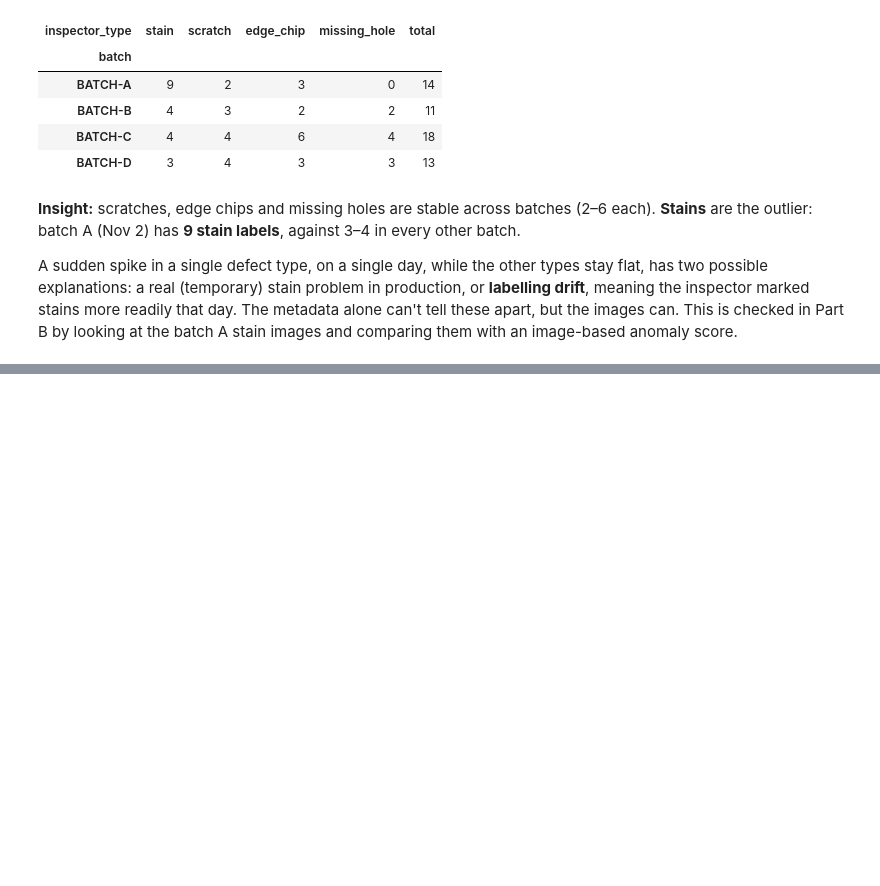
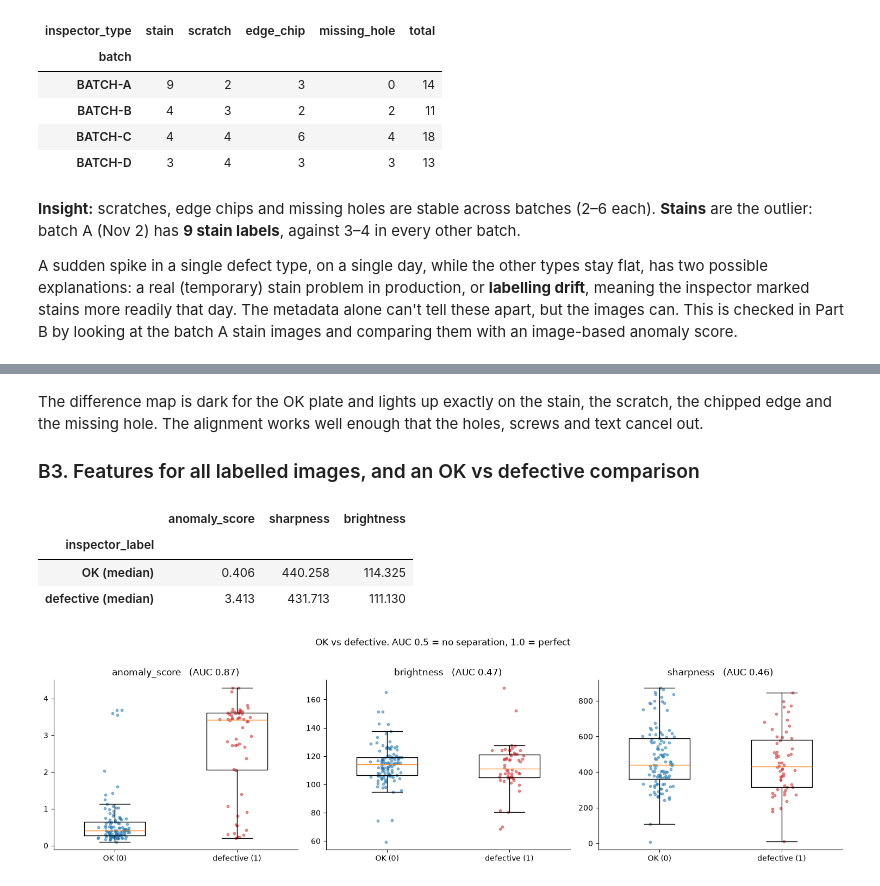
Before and after one commit to yuvalmar16/abra-junior-data-analyst, a Jupyter notebook: solution.ipynb, the cells around one changed output, grey strips where cells are left out. Cells and saved outputs as stored; diff of their text form; code cells hidden in the pictures; blank space fills up the shorter version.

```diff
--- a/solution.ipynb
+++ b/solution.ipynb
@@ -190,0 +309,31 @@ and comparing them with an image-based anomaly score.
+# %% [markdown]
+The difference map is dark for the OK plate and lights up exactly on the stain, the scratch, the chipped edge and the missing hole.
+The alignment works well enough that the holes, screws and text cancel out.
+
+### B3. Features for all labelled images, and an OK vs defective comparison
+# %%
+feats = pd.DataFrame([{"image_id": r.image_id, **extract_features(r.file, TEMPLATE)} for r in train.itertuples()])
+train = train.drop(columns=[c for c in feats.columns if c != "image_id" and c in train.columns]).merge(feats, on="image_id")
+display(train.groupby("inspector_label")[["anomaly_score", "sharpness", "brightness"]].median()
+             .rename(index={0: "OK (median)", 1: "defective (median)"}))
+# %% [output]
+|  | anomaly_score | sharpness | brightness |
+| inspector_label |  |  |  |
+| OK (median) | 0.406 | 440.258 | 114.325 |
+| defective (median) | 3.413 | 431.713 | 111.130 |
+# %%
+from sklearn.metrics import roc_auc_score
+
+fig, axes = plt.subplots(1, 3, figsize=(15, 4.2))
+for ax, col in zip(axes, ["anomaly_score", "brightness", "sharpness"]):
+    data = [train.loc[train.inspector_label == k, col] for k in (0, 1)]
+    ax.boxplot(data, widths=0.5, showfliers=False)
+    for k, d in enumerate(data, start=1):
+        ax.scatter(np.random.default_rng(0).normal(k, 0.06, len(d)), d, s=10, alpha=0.5,
+                   color="tab:blue" if k == 1 else "tab:red")
+    ax.set_xticks([1, 2], ["OK (0)", "defective (1)"])
+    auc = roc_auc_score(train.inspector_label, train[col])
+    ax.set_title(f"{col}   (AUC {auc:.2f})")
+plt.suptitle("OK vs defective. AUC 0.5 = no separation, 1.0 = perfect", y=1.02); plt.tight_layout(); plt.show()
+# %% [output]
+[figure, added]
```
Also changed, not shown: parts of 14 cells of this notebook.
